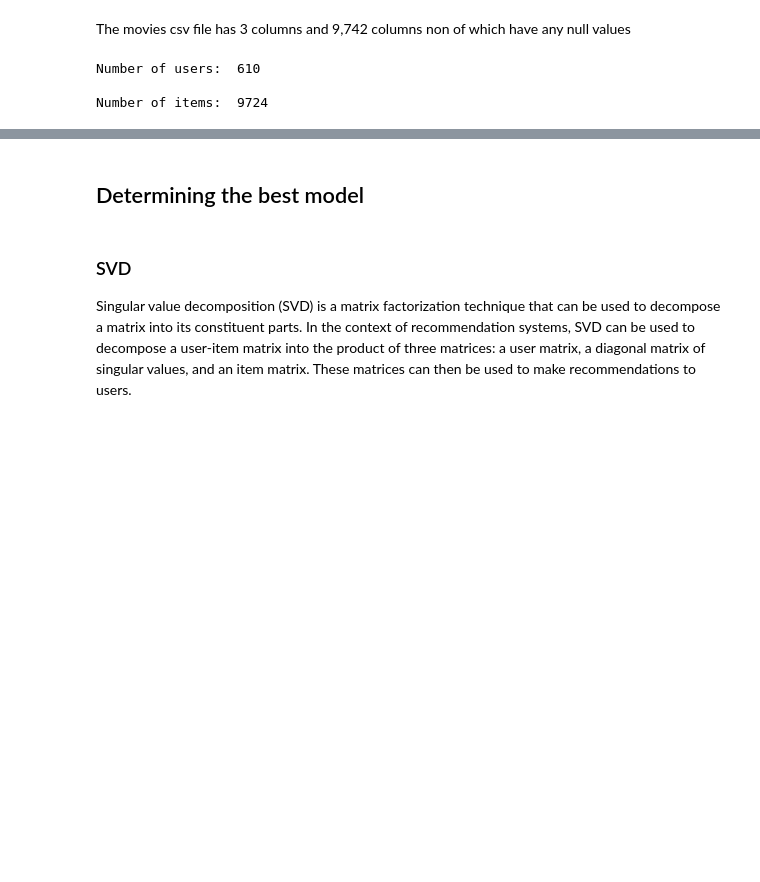
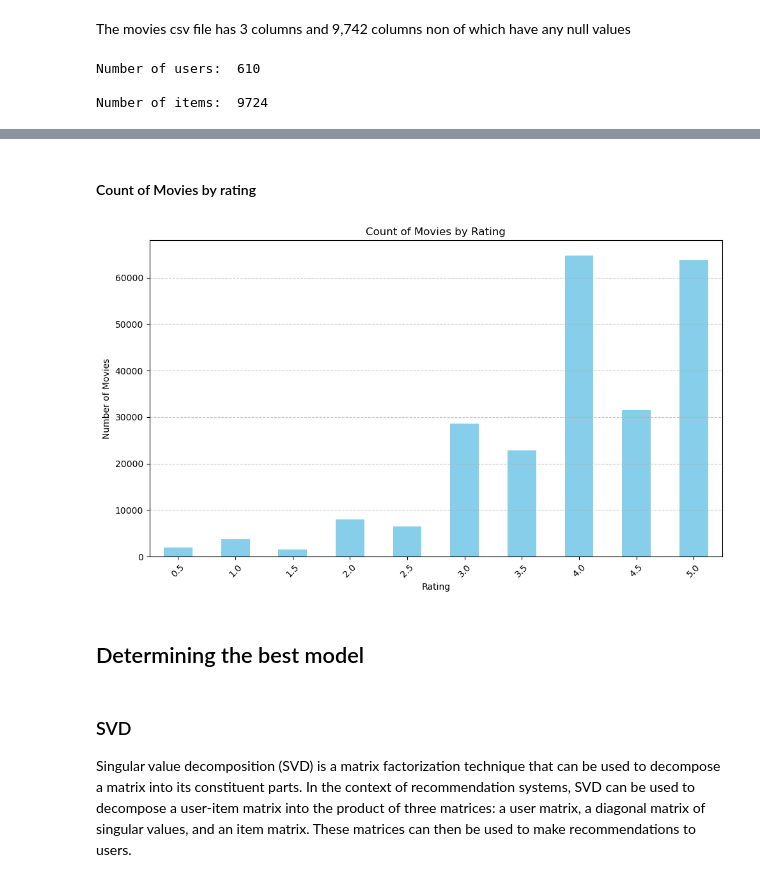
Before and after one commit to Donnesto/Movie-Recommendation-system, a Jupyter notebook: Project_notebook.ipynb, the cells around one changed output, grey strips where cells are left out. Cells and saved outputs as stored; diff of their text form; code cells hidden in the pictures; blank space fills up the shorter version.

```diff
--- a/Project_notebook.ipynb
+++ b/Project_notebook.ipynb
@@ -225,3 +292,25 @@ Number of items:  9724
+# %% [markdown]
+#### Count of Movies by rating
+# %%
+# Merge the datasets using the movie id column
+merged_data = pd.merge(links, movies, on='movieId')
+merged_data = pd.merge(merged_data, tags, on='movieId')
+merged_data = pd.merge(merged_data, ratings, on='movieId')
+# %%
+rating_counts = merged_data.groupby('rating').size()
+
+# Plotting the count of movies with varying ratings
+plt.figure(figsize=(10, 6))
+rating_counts.plot(kind='bar', color='skyblue')
+plt.title('Count of Movies by Rating')
+plt.xlabel('Rating')
+plt.ylabel('Number of Movies')
+plt.xticks(rotation=45)
+plt.grid(axis='y', linestyle='--', alpha=0.7)
+plt.tight_layout()
+plt.show()
+# %% [output]
+[figure, added]
 # %% [markdown]
 ## Determining the best model
 # %% [markdown]
```
Also changed, not shown: parts of 12 cells of this notebook.
